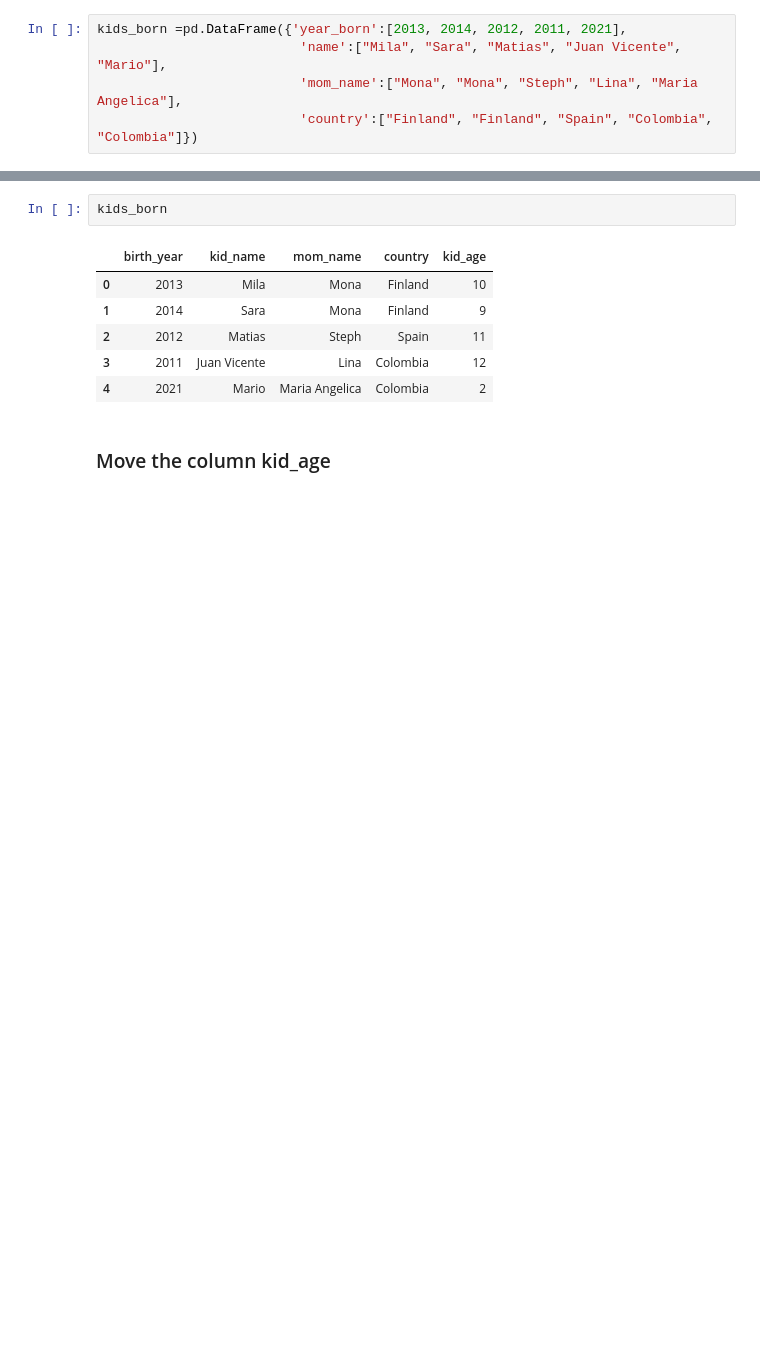
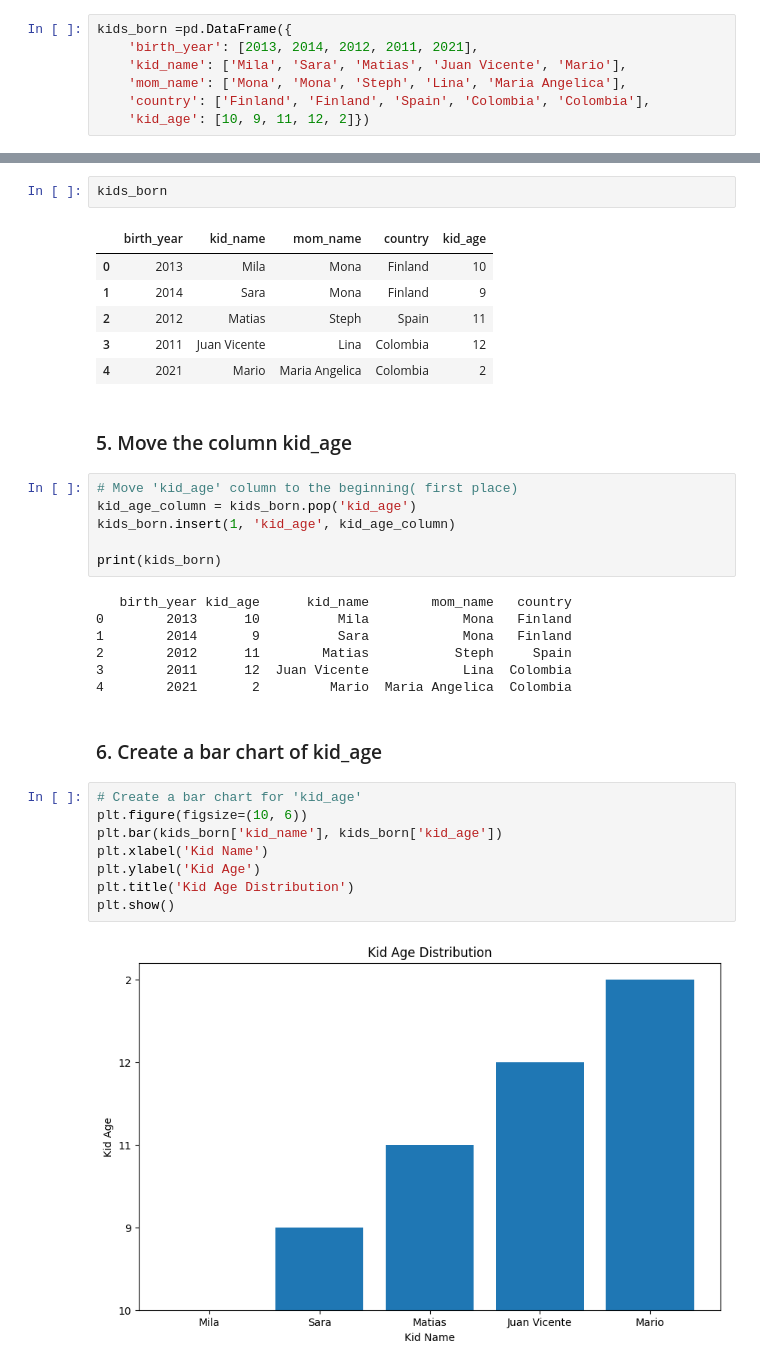
Before and after one commit to Monalaihoi/Training, a Jupyter notebook: eda.ipynb, the cells around one changed output, grey strips where cells are left out. Saved outputs shown, nothing was run; the diff lists cells and outputs as text; blank space fills up the shorter version.

Commit message:
Different visualizations

```diff
--- a/eda.ipynb
+++ b/eda.ipynb
@@ -54,9 +13,11 @@ df.tail()
 A DataFrame is a data structure that organizes data into a 2-dimensional table of rows and columns, much like a spreadsheet.
 # %%
-kids_born =pd.DataFrame({'year_born':[2013, 2014, 2012, 2011, 2021],
-                          'name':["Mila", "Sara", "Matias", "Juan Vicente", "Mario"],
-                          'mom_name':["Mona", "Mona", "Steph", "Lina", "Maria Angelica"],
-                          'country':["Finland", "Finland", "Spain", "Colombia", "Colombia"]})
+kids_born =pd.DataFrame({
+    'birth_year': [2013, 2014, 2012, 2011, 2021],
+    'kid_name': ['Mila', 'Sara', 'Matias', 'Juan Vicente', 'Mario'],
+    'mom_name': ['Mona', 'Mona', 'Steph', 'Lina', 'Maria Angelica'],
+    'country': ['Finland', 'Finland', 'Spain', 'Colombia', 'Colombia'],
+    'kid_age': [10, 9, 11, 12, 2]})
 # %%
 kids_born
 # %% [output]
@@ -164,4 +79,29 @@ kids_born
 | 3 | 2011 | Juan Vicente | Lina | Colombia | 12 |
 | 4 | 2021 | Mario | Maria Angelica | Colombia | 2 |
 # %% [markdown]
-### Move the column kid_age
+### 5. Move the column kid_age
+# %%
+# Move 'kid_age' column to the beginning( first place)
+kid_age_column = kids_born.pop('kid_age')
+kids_born.insert(1, 'kid_age', kid_age_column)
+
+print(kids_born)
+# %% [output]
+   birth_year kid_age      kid_name        mom_name   country
+0        2013      10          Mila            Mona   Finland
+1        2014       9          Sara            Mona   Finland
+2        2012      11        Matias           Steph     Spain
+3        2011      12  Juan Vicente            Lina  Colombia
+4        2021       2         Mario  Maria Angelica  Colombia
+# %% [markdown]
+### 6. Create a bar chart of kid_age
+# %%
+# Create a bar chart for 'kid_age'
+plt.figure(figsize=(10, 6))
+plt.bar(kids_born['kid_name'], kids_born['kid_age'])
+plt.xlabel('Kid Name')
+plt.ylabel('Kid Age')
+plt.title('Kid Age Distribution')
+plt.show()
+# %% [output]
+[figure, added]
```
Also changed, not shown: parts of 54 cells of this notebook.
